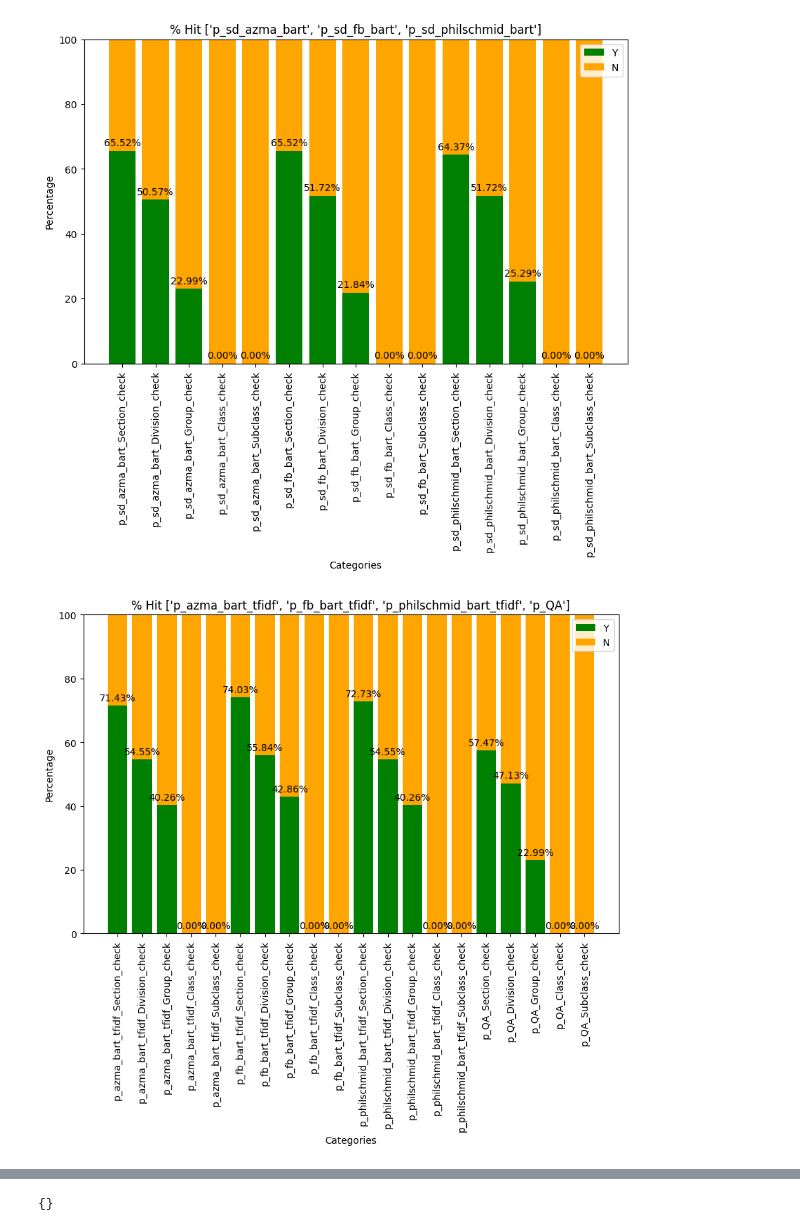
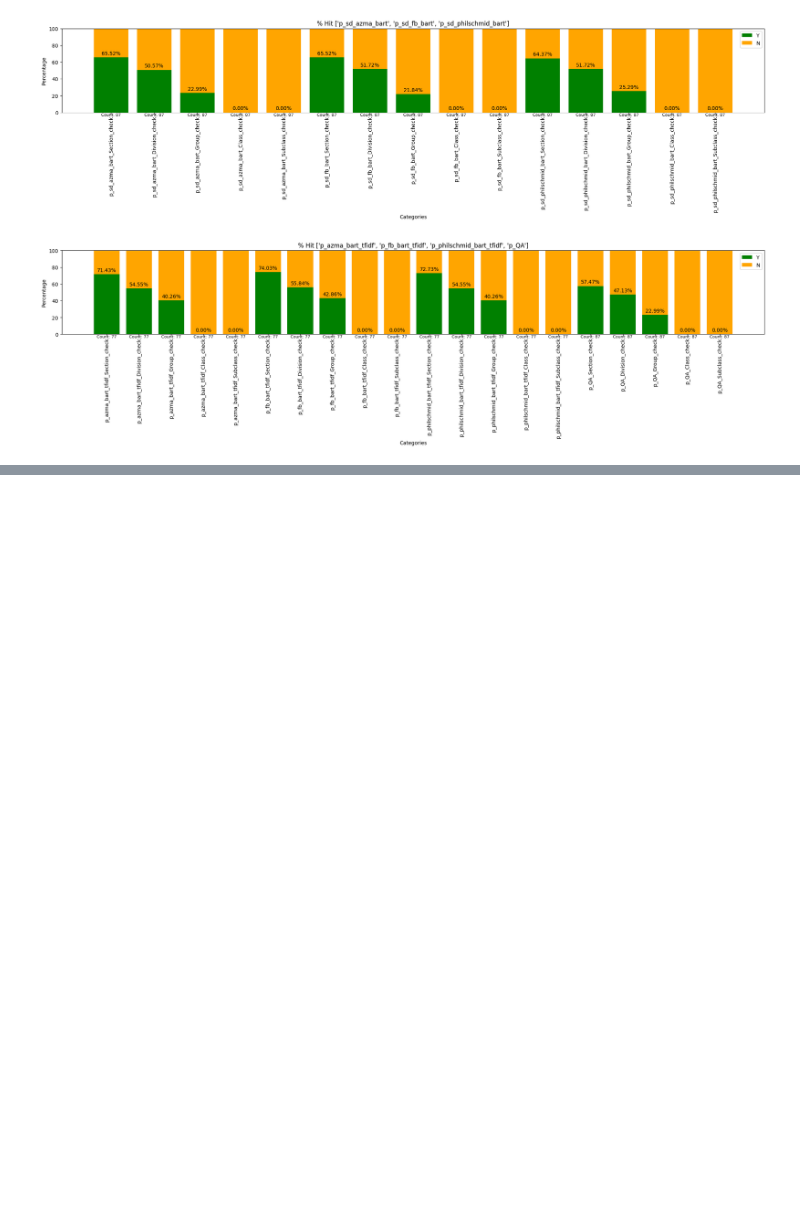
Before and after one commit to yorwel/ssicsync, a Jupyter notebook: 2. Model Load & Test.ipynb, the cells around one changed output, grey strips where cells are left out. Drawn from its saved outputs; the diff is of its cells as text; code cells hidden in the pictures; blank space fills up the shorter version.

```diff
--- a/2. Model Load & Test.ipynb
+++ b/2. Model Load & Test.ipynb
@@ -12,7 +12,7 @@ import tensorflow as tf
 # 4. 'Class'
 # 5. 'Subclass'
 
-level = 'Group'
+level = 'Class'
 topn = 3
 ####################################################################################################
 
@@ -185,7 +185,7 @@ vdf = pd.read_excel(vdf_filepath, dtype = str)
 vdf = vdf.merge(list_df[['UEN', 'ssic_code', 'ssic_code2', 'Section', 'Division', 'Group', 'Class', 'Sub-class', 'Section2', 'Division2', 'Group2', 'Class2', 'Sub-class2']], left_on='UEN Number', right_on='UEN', how='left')
 
 # # Replace empty strings with NaN
-# vdf = vdf.replace('', pd.NA)
+vdf = vdf.replace('', None)
 # # Drop rows with any NaN values
 # vdf = vdf.dropna()
 
@@ -283,8 +299,6 @@ You should probably TRAIN this model on a down-stream task to be able to use it
 import pandas as pd
 import matplotlib.pyplot as plt
 
-# prefixes = ['p_sd_azma_bart', 'p_sd_fb_bart', 'p_sd_philschmid_bart',
-#             'p_azma_bart_tfidf', 'p_fb_bart_tfidf', 'p_philschmid_bart_tfidf', 'p_QA']
 prefixes1 = ['p_sd_azma_bart', 'p_sd_fb_bart', 'p_sd_philschmid_bart']
 prefixes2 = ['p_azma_bart_tfidf', 'p_fb_bart_tfidf', 'p_philschmid_bart_tfidf', 'p_QA']
 prefixes3 = ['p_sd_azma_bart', 'p_azma_bart_tfidf']
@@ -319,43 +333,50 @@ for prefix_set in prefix_sets:
         print(f"No columns found for prefix set: {prefix_set}")
         continue
 
+    # Calculate percentages and base counts
     percentages_df = vdf[check_columns].apply(lambda x: x.value_counts(normalize=True) * 100).fillna(0).transpose()
+    base_counts = vdf[check_columns].notnull().sum()  # Base count of non-null records
 
     if percentages_df.empty:
         print(f"No data available for prefix set: {prefix_set}")
         continue
 
     # Plotting
-    fig, ax = plt.subplots(figsize=(10, 6))
+    fig, ax = plt.subplots(figsize=(25, 3))
 
     # Check if 'Y' and 'N' columns exist in percentages_df
     if 'Y' in percentages_df.columns and 'N' in percentages_df.columns:
         bars1 = ax.bar(percentages_df.index, percentages_df['Y'], color='green', label='Y')
         bars2 = ax.bar(percentages_df.index, percentages_df['N'], bottom=percentages_df['Y'], color='orange', label='N')
 
-        # Adding data labels
+        # Adding data labels for percentages
         for bar in bars1:
             height = bar.get_height()
             ax.annotate(f'{height:.2f}%',
                         xy=(bar.get_x() + bar.get_width() / 2, height),
                         xytext=(0, 3),  # 3 points vertical offset
                         textcoords="offset points",
                         ha='center', va='bottom')
+
+        # Adding base count labels
+        for i, col in enumerate(percentages_df.index):
+            base_count = base_counts.loc[col]
+            ax.text(i, -5, f'Count: {base_count}', ha='center', va='bottom', fontsize=8, color='black')
 
         # Customizing the plot
         ax.set_title(f'% Hit {prefix_set}')
         ax.set_xlabel('Categories')
         ax.set_ylabel('Percentage')
         ax.set_ylim(0, 100)
         ax.legend()
 
         # Rotate x-axis labels for better visibility if needed
         plt.xticks(rotation=90)
 
         # Show plot
         plt.show()
     else:
         print(f"'Y' and/or 'N' columns not found for prefix set: {prefix_set}")
 # %% [output]
-[figure, old version]
+[figure, new version]
-[figure, old version]
+[figure, new version]
@@ -365,4 +385,0 @@ for prefix_set in prefix_sets:
-# %%
-groups
-# %% [output]
-{}
```
Also changed, not shown: parts of 7 cells of this notebook, 2 other files.
